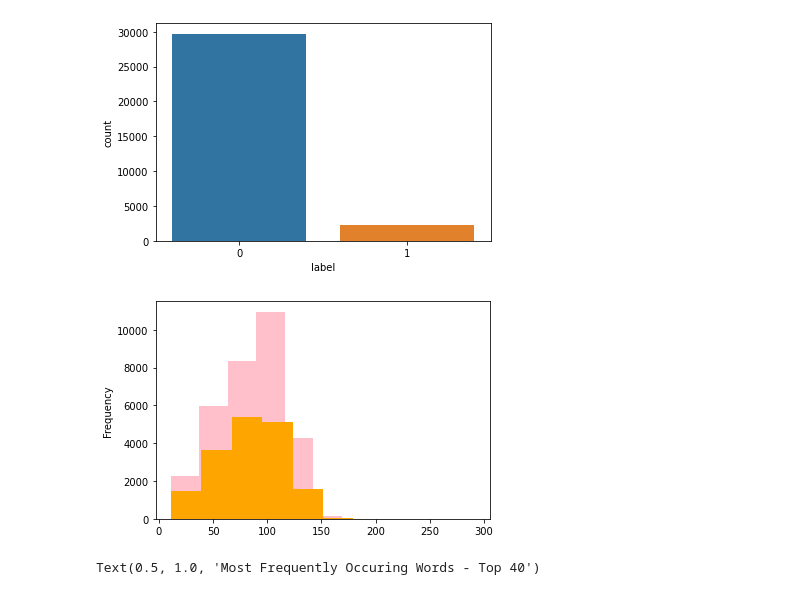
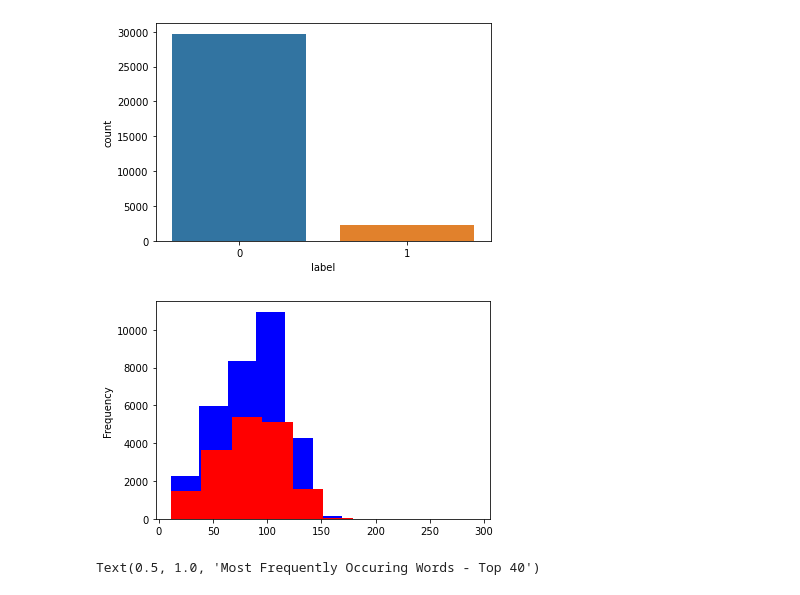
Before and after one commit to hhh99-hub/Twitter-Sentiment-Analysis, a Jupyter notebook: Twitter_Sentiment_Analysis_final_.ipynb, the cells around one changed output. Saved outputs shown, nothing was run; the diff lists cells and outputs as text; code cells hidden in the pictures.

```diff
--- a/Twitter_Sentiment_Analysis_final_.ipynb
+++ b/Twitter_Sentiment_Analysis_final_.ipynb
@@ -103,10 +103,10 @@ sns.countplot(twitter_df['label'],label = 'count')
 # %%
 # checking the distribution of tweets in the data
 
-length_train = twitter_df['tweet'].str.len().plot.hist(color = 'pink', figsize = (6, 4))
-length_test = twitter_test['tweet'].str.len().plot.hist(color = 'orange', figsize = (6, 4))
+length_train = twitter_df['tweet'].str.len().plot.hist(color = 'blue', figsize = (6, 4))
+length_test = twitter_test['tweet'].str.len().plot.hist(color = 'red', figsize = (6, 4))
 # %% [output]
-[figure, old version]
+[figure, new version]
 # %%
 #Finding the most common words in every tweet
 from sklearn.feature_extraction.text import CountVectorizer
```
Also changed, not shown: parts of 11 cells of this notebook.
